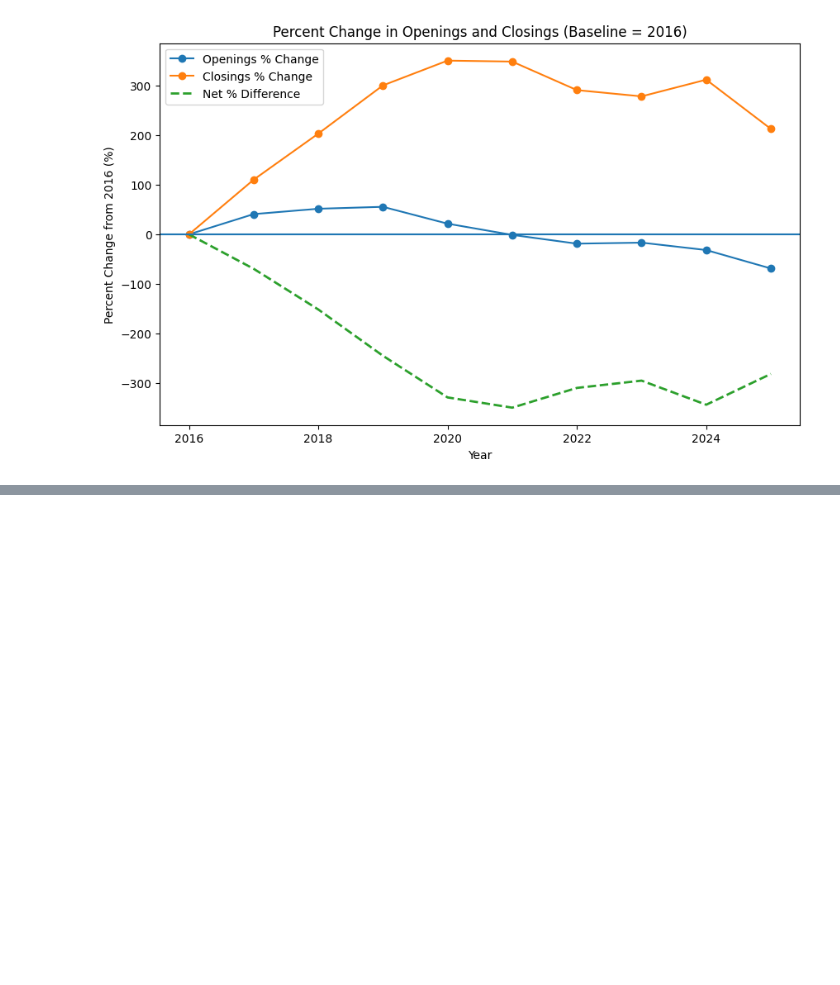
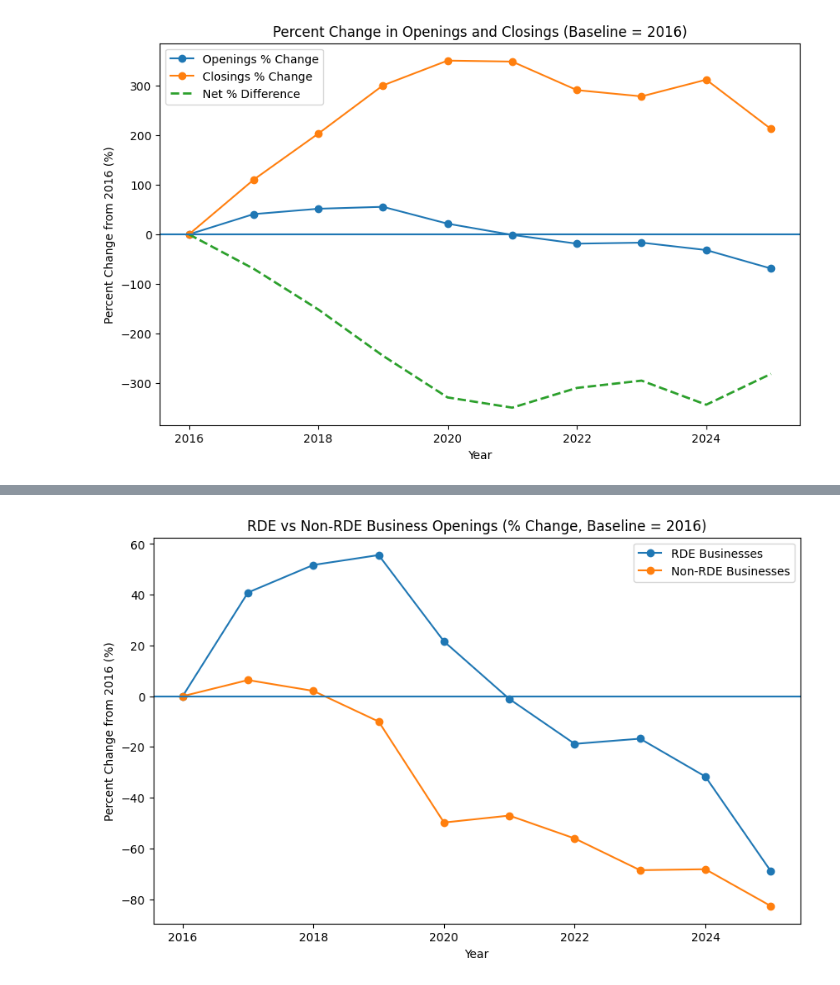
Before and after one commit to miaflynn/CYPLAN255-Final-Project, a Jupyter notebook: 03b_visualizations_businesstype_RDE.ipynb, the cells around one changed output, grey strips where cells are left out. Cells and saved outputs as stored; diff of their text form; code cells hidden in the pictures; blank space fills up the shorter version.

```diff
--- a/03b_visualizations_businesstype_RDE.ipynb
+++ b/03b_visualizations_businesstype_RDE.ipynb
@@ -264,0 +366,54 @@ plt.show()
+# %%
+rde_naics = df['naics_code'].dropna().unique()
+df_sf_non_rde = df_sf[~df_sf['naics_code'].isin(rde_naics)].copy()
+
+df_filtered_start_non_rde = df_sf_non_rde[
+    (df_sf_non_rde['location_start_date'] >= '2016-01-01') &
+    (df_sf_non_rde['location_start_date'] < '2026-01-01')
+].copy()
+
+df_filtered_start_non_rde['open_year'] = pd.to_datetime(
+    df_filtered_start_non_rde['location_start_date'],
+    errors='coerce'
+).dt.year
+# %%
+# RDE openings
+rde_openings = df_filtered_start.groupby('open_year').size()
+
+# All SF openings
+sf_openings = df_filtered_start_non_rde.groupby('open_year').size()
+
+# Combine into one dataframe
+compare_df = pd.DataFrame({
+    'rde_openings': rde_openings,
+    'sf_openings': sf_openings
+}).fillna(0)
+
+# Sort and limit years
+compare_df = compare_df.sort_index()
+compare_df = compare_df[(compare_df.index >= 2016) & (compare_df.index < 2026)]
+
+# Create NON-RDE
+compare_df['non_rde_openings'] = compare_df['sf_openings'] - compare_df['rde_openings']
+
+# Percent change from 2016 baseline
+baseline_rde = compare_df.loc[2016, 'rde_openings']
+baseline_non_rde = compare_df.loc[2016, 'non_rde_openings']
+
+compare_df['rde_pct_change'] = ((compare_df['rde_openings'] - baseline_rde) / baseline_rde) * 100
+compare_df['non_rde_pct_change'] = ((compare_df['non_rde_openings'] - baseline_non_rde) / baseline_non_rde) * 100
+
+plt.figure(figsize=(10, 6))
+
+plt.plot(compare_df.index, compare_df['rde_pct_change'], marker='o', label='RDE Businesses')
+plt.plot(compare_df.index, compare_df['non_rde_pct_change'], marker='o', label='Non-RDE Businesses')
+
+plt.axhline(0)
+plt.xlabel('Year')
+plt.ylabel('Percent Change from 2016 (%)')
+plt.title('RDE vs Non-RDE Business Openings (% Change, Baseline = 2016)')
+plt.legend()
+
+plt.show()
+# %% [output]
+[figure, added]
```
Also changed, not shown: parts of 13 cells of this notebook.
